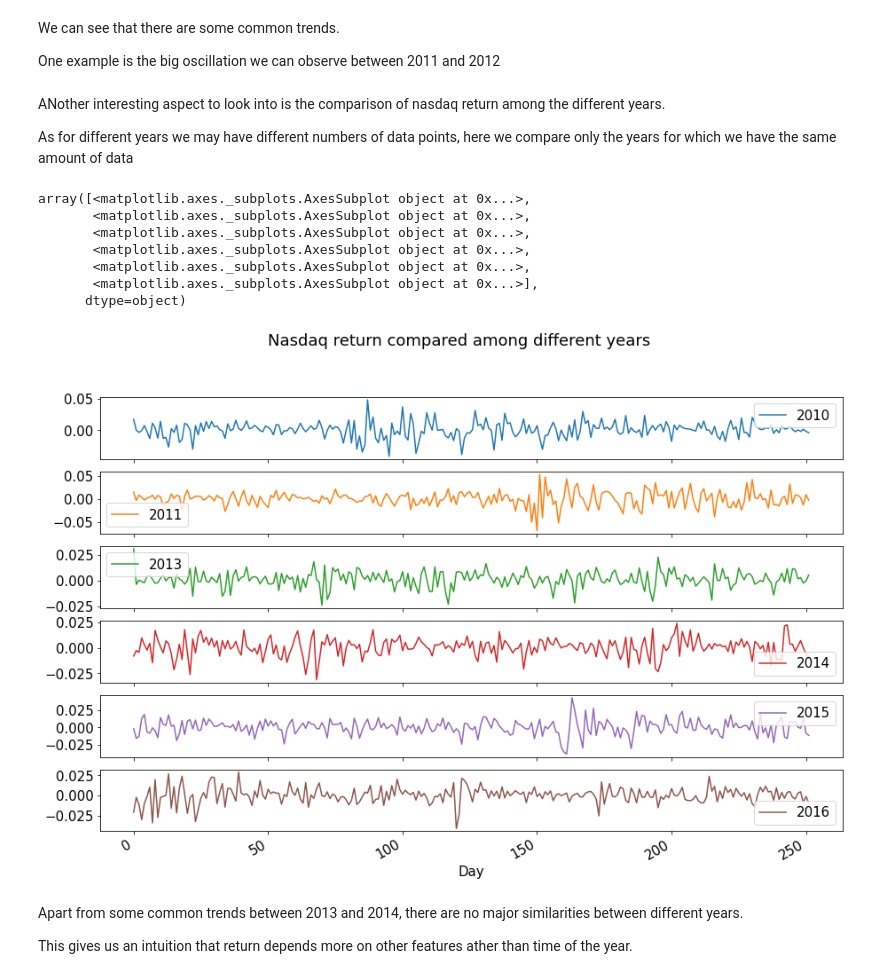
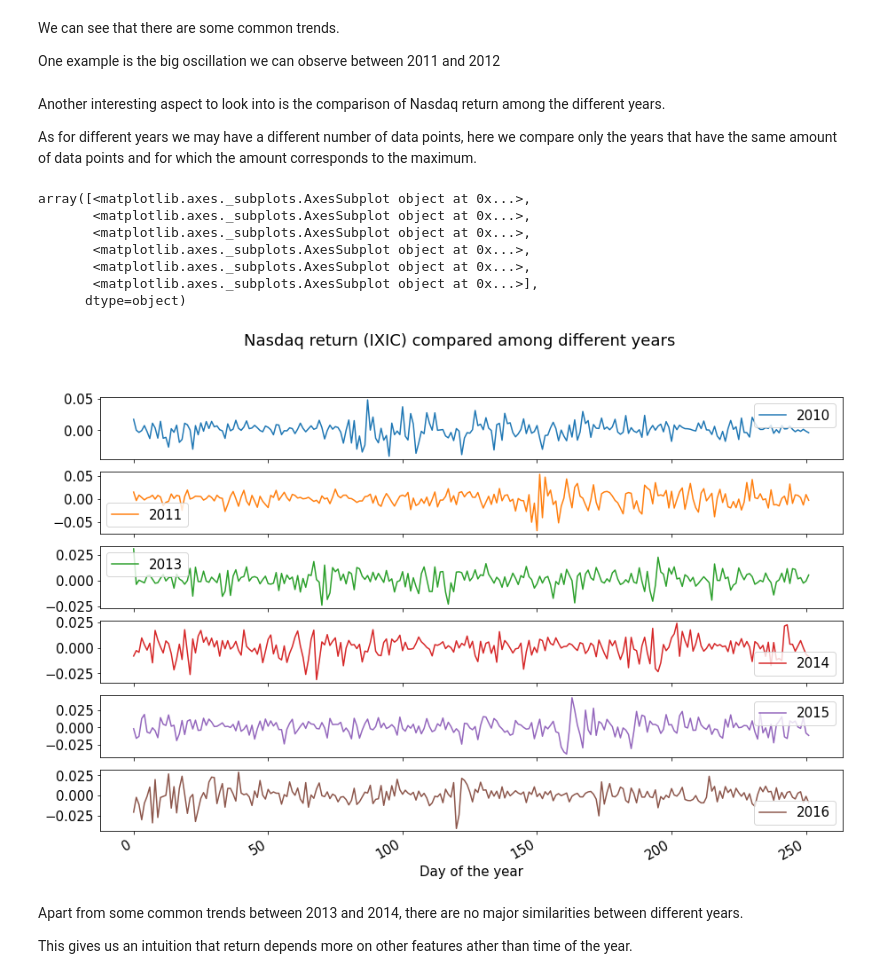
Before and after one commit to matteobettini/Stock-Market-Prediction-2020, a Jupyter notebook: notebooks/Data exploration.ipynb, the cells around one changed output. Saved outputs shown, nothing was run; the diff lists cells and outputs as text; code cells hidden in the pictures.

```diff
--- a/notebooks/Data exploration.ipynb
+++ b/notebooks/Data exploration.ipynb
@@ -20,6 +20,7 @@ plt.rcParams['figure.figsize'] = (15.0, 10.0)
 plt.rcParams['figure.facecolor'] = 'white'
 plt.rcParams['figure.subplot.bottom'] = 0.125
 plt.rcParams['figure.edgecolor'] = 'white'
+plt.rcParams["savefig.dpi"] = 300
 
 plt.rcParams['font.size'] = 15
 plt.rcParams['axes.labelsize'] = 15
@@ -40,6 +51,6 @@ nyse_url = 'https://raw.githubusercontent.com/MatteoBettini/Stock-Market-Predict
 russel_url = 'https://raw.githubusercontent.com/MatteoBettini/Stock-Market-Prediction-2020/main/stock_markets_datasets/Processed_RUSSELL.csv?token=ANHXQQPGLBLSM3B36OLWIPC74XD3U'
 s_p_url = 'https://raw.githubusercontent.com/MatteoBettini/Stock-Market-Prediction-2020/main/stock_markets_datasets/Processed_S%26P.csv?token=ANHXQQNRFS3NKP2XCF5Q5MS74XD5K'
 # %%
-nasdaq_df = pd.read_csv(nasdaq_url, parse_dates=["Date"])
+nasdaq_df = pd.read_csv(nasdaq_url, parse_dates=["Date"], index_col="Date")
 # Dataset is now stored in a Pandas Dataframe
 # %% [markdown]
@@ -154,0 +173,2 @@ All features are floats except for Date (that has been parsed as datetime64) and
+# %%
+nasdaq_df.insert(0,'day_of_week',nasdaq_df.index.day_name())
@@ -187,3 +224,3 @@ To do this we temporarly add back the IXIC feature that represents NASDAQ return
 # %%
-nasdaq_df["IXIC"] = nasdaq_df["Close"] / nasdaq_df["Close"].shift(1) - 1
+nasdaq_df["IXIC"] = (nasdaq_df["Close"] / nasdaq_df["Close"].shift(1) - 1).bfill()
 # %%
@@ -201,32 +238,32 @@ We can see that there are some common trends.
 
 One example is the big oscillation we can observe between 2011 and 2012
 # %% [markdown]
-ANother interesting aspect to look into is the comparison of nasdaq return among the different years.
+Another interesting aspect to look into is the comparison of Nasdaq return among the different years.
 
-As for different years we may have different numbers of data points, here we compare only the years for which we have the same amount of data
+As for different years we may have a different number of data points, here we compare only the years that have the same amount of data points and for which the amount corresponds to the maximum.
 # %%
-groups = nasdaq_df[["Date","IXIC"]].groupby(pd.Grouper(key="Date", freq='A'))
+groups = nasdaq_df["IXIC"].groupby(pd.Grouper(freq='A'))
 
 max_size = 0
 for _, group in groups:
-    if group["IXIC"].values.shape[0] > max_size:
-        max_size = group["IXIC"].values.shape[0]
+    if group.values.shape[0] > max_size:
+        max_size = group.values.shape[0]
 
 years = pd.DataFrame()
 for name, group in groups:
-    if group["IXIC"].values.shape[0] == max_size:
-        years[name.year] = group["IXIC"].values
+    if group.values.shape[0] == max_size:
+        years[name.year] = group.values
 
-years.plot(subplots=True, xlabel="Day", title="Nasdaq return compared among different years")
+years.plot(subplots=True, xlabel="Day of the year", title="Nasdaq return (IXIC) compared among different years")
 # %% [output]
 array([<matplotlib.axes._subplots.AxesSubplot object at 0x...>,
        <matplotlib.axes._subplots.AxesSubplot object at 0x...>,
        <matplotlib.axes._subplots.AxesSubplot object at 0x...>,
        <matplotlib.axes._subplots.AxesSubplot object at 0x...>,
        <matplotlib.axes._subplots.AxesSubplot object at 0x...>,
        <matplotlib.axes._subplots.AxesSubplot object at 0x...>],
       dtype=object)
-[figure, old version]
+[figure, new version]
 # %% [markdown]
 Apart from some common trends between 2013 and 2014, there are no major similarities between different years.
 
```
Also changed, not shown: parts of 23 cells of this notebook.
